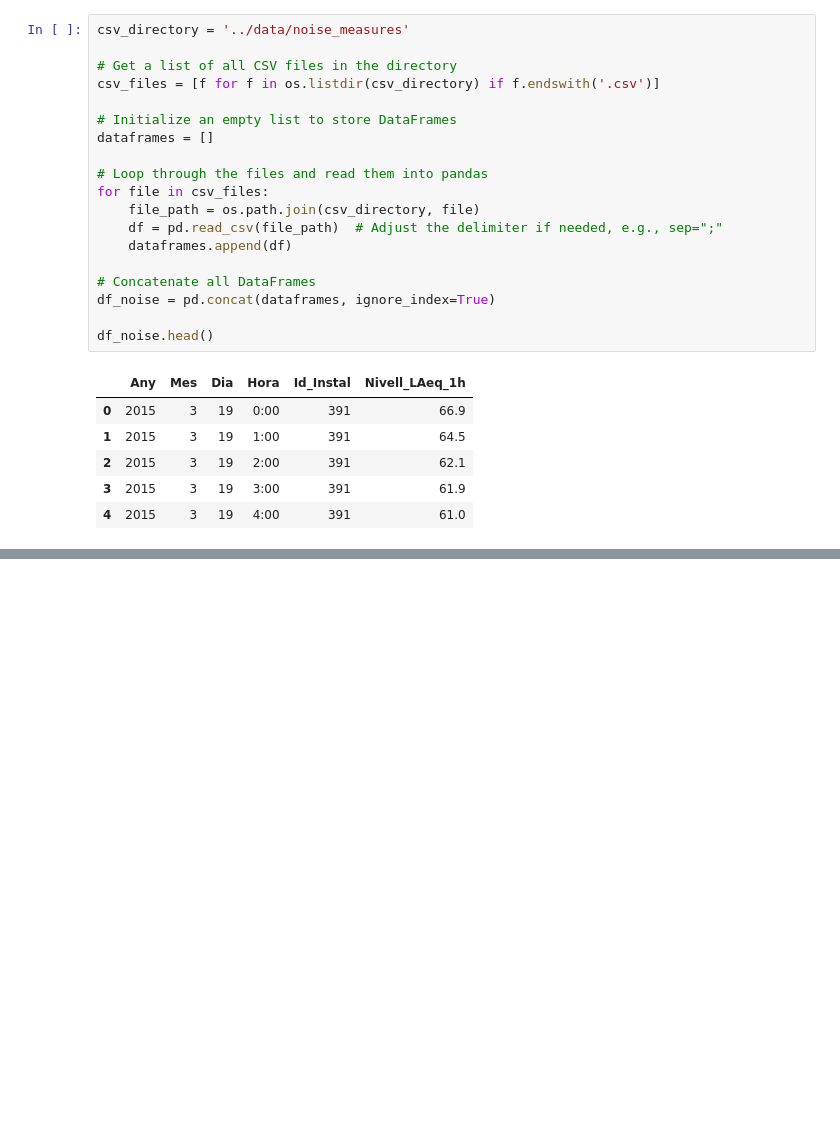
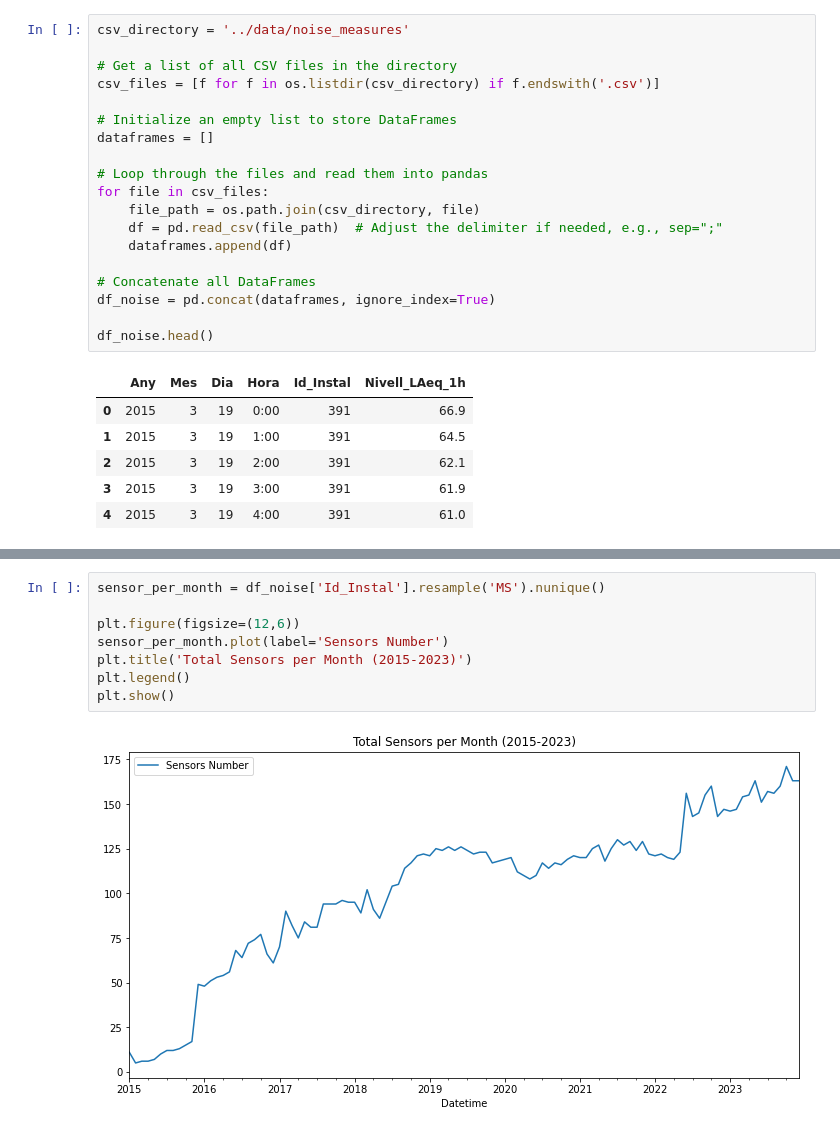
Before and after one commit to ivanseldas/COVID-Noise-Impact-Barcelona, a Jupyter notebook: notebooks/noise_bcn.ipynb, the cells around one changed output, grey strips where cells are left out. Drawn from its saved outputs; the diff is of its cells as text; blank space fills up the shorter version.

```diff
--- a/notebooks/noise_bcn.ipynb
+++ b/notebooks/noise_bcn.ipynb
@@ -599,0 +129,10 @@ H1: A != B
+# %%
+sensor_per_month = df_noise['Id_Instal'].resample('MS').nunique()
+
+plt.figure(figsize=(12,6))
+sensor_per_month.plot(label='Sensors Number')
+plt.title('Total Sensors per Month (2015-2023)')
+plt.legend()
+plt.show()
+# %% [output]
+[figure, added]
```
Also changed, not shown: parts of 53 cells of this notebook, 1 other file.
